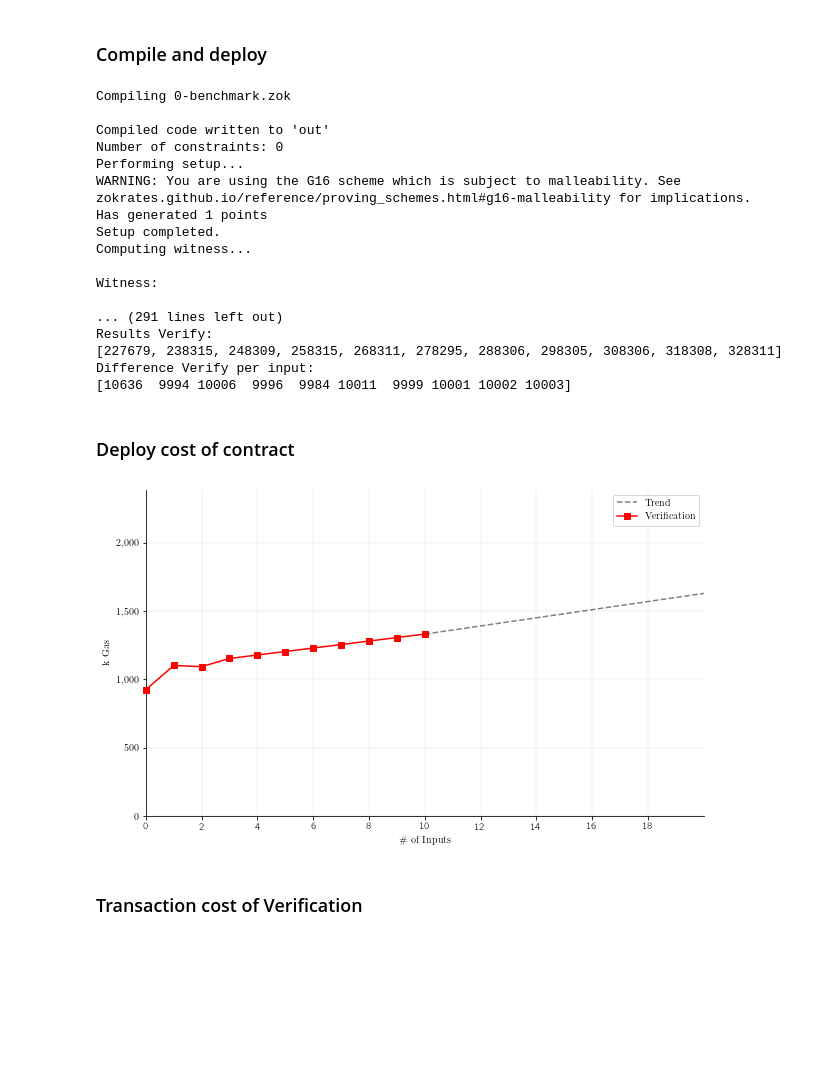
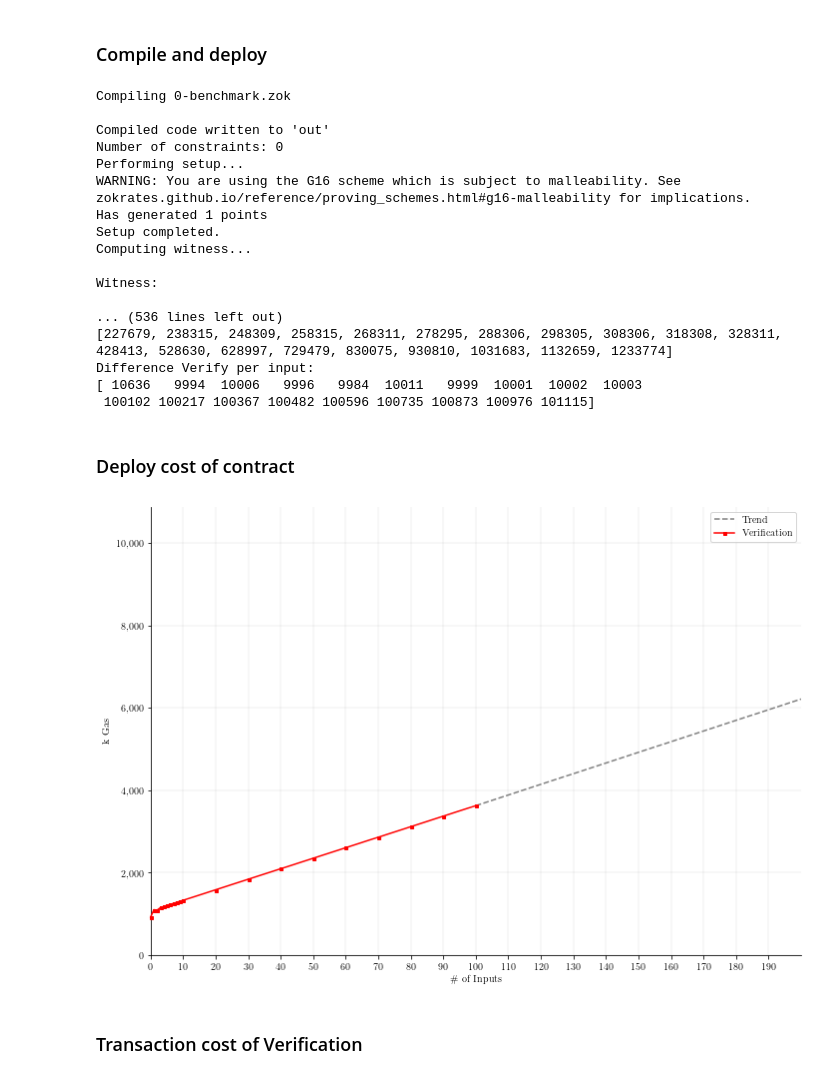
Before and after one commit to JacobEberhardt/ZoKratesBenchmarks, a Jupyter notebook: input_benchmark.ipynb, the cells around one changed output. Drawn from its saved outputs; the diff is of its cells as text; code cells hidden in the pictures; blank space fills up the shorter version.

```diff
--- a/input_benchmark.ipynb
+++ b/input_benchmark.ipynb
@@ -92,3 +91,9 @@ proving_scheme = "g16"
+# %%
+max_inputs = 100 # largest number of contract inputs
+step = 10 # increment in number of inputs between two experiments
+trend_factor = 2
+proving_scheme = "g16"
+target_dir = './target' # directory generated files are stored in
 # %% [markdown]
 ### Generate ZoKrates Benchmark files:
 # %%
@@ -102,7 +107,7 @@ def name_inputs(num, acc=""):
         return acc + chr(num + 96)
 
 # generates valid ZoKrates functions with given number of inputs
-def generate_function(input_num):
+def generate_function(input_num, directory):
     function_name = 'def main('
     function = "\n\t return "
     function_return = " -> ():"
@@ -117,17 +122,28 @@ def generate_function(input_num):
             else:
                 function_name += ('field ' + name_inputs(i) + ')')
 
-    write_files(function_name + function_return + function, input_num)
+    write_files(function_name + function_return + function, input_num, directory)
 
 # writes .zok files
-def write_files(content, input_num):
-    file = open(str(input_num) + "-benchmark.zok", "w")
+def write_files(content, input_num, directory):
+    file = open(directory + '/' + str(input_num) + "-benchmark.zok", "w")
     file.write(content)
     file.close()
 
-# Generates test .zok files based on max_input
-for i in range(0, max_inputs + 1):
-    generate_function(i)
+# writes .zok files
+def clean_dir(directory):
+    if os.path.exists(directory):
+        shutil.rmtree(directory)
+    os.makedirs(directory)
+
+# Cleans target directory
+clean_dir(target_dir)
+
+# Generates test .zok files based on max_input and step
+inputlist = list(chain([0],range(step, max_inputs + 1, step)))
+
+for i in inputlist:
+    generate_function(i,target_dir)
 print("Success! Files have been created")
 # %% [output]
 Success! Files have been created
@@ -196,7 +212,14 @@ def format_array(arr, res = [], idx = None):
             format_array(elem, res, len(res)-1)
     return res
 
-for i in range(0, max_inputs + 1):
+# set working directory to target_dir
+os.chdir(target_dir)
+
+# copy special verifier for 0 inputs to target_dir
+shutil.copyfile('../zero-input-verifier.sol', './zero-input-verifier.sol')
+
+# compile zokrates programs, generate witness, deploy verifiaction contract and call
+for i in iter(inputlist):
     params = '3 '* i
     file = str(i) + '-benchmark.zok'
     !zokrates compile -i {i}-benchmark.zok --light
@@ -226,6 +249,9 @@ print(results_verify)
 print("Difference Verify per input:")
 xd = np.array(results_verify)
 print(np.diff(xd))
+
+# reset working_dir
+os.chdir('./..')
 # %% [output]
 Compiling 0-benchmark.zok
 
@@ -239,11 +265,11 @@ Computing witness...
 
 Witness:
 
-... (291 lines left out)
-Results Verify:
-[227679, 238315, 248309, 258315, 268311, 278295, 288306, 298305, 308306, 318308, 328311]
+... (536 lines left out)
+[227679, 238315, 248309, 258315, 268311, 278295, 288306, 298305, 308306, 318308, 328311, 428413, 528630, 628997, 729479, 830075, 930810, 1031683, 1132659, 1233774]
 Difference Verify per input:
-[10636  9994 10006  9996  9984 10011  9999 10001 10002 10003]
+[ 10636   9994  10006   9996   9984  10011   9999  10001  10002  10003
+ 100102 100217 100367 100482 100596 100735 100873 100976 101115]
 # %%
 def calc_trend_slope(x1, y1, x2, y2):
     return ((((y2 - y1)/(x2 - x1)) * (trend_factor * max_inputs - x1)) + y1) / 1000
@@ -258,43 +284,43 @@ mpl.rc('text', usetex=True)
 mpl.rc('font',**{'family':'serif','sans-serif':['Computer Modern']})
 
 # calculate trendline slope
-y_trend = calc_trend_slope(2, results_deploy[2], max_inputs, results_deploy[max_inputs])
+y_trend = calc_trend_slope(2, results_deploy[2], max_inputs, results_deploy[-1])
 
 # plot
 fig, ax = plt.subplots()
-ax.plot([max_inputs, max_inputs * trend_factor], [results_deploy[max_inputs] / 1000, y_trend], '--', label="Trend", color="grey") # plot trend first, so it's behind main plot
-ax.plot(list(range(0, len(results_deploy))), [x / 1000 for x in results_deploy], '-rs', label="Verification", clip_on=False, zorder=100)
-ax.axis([0, max_inputs*trend_factor, 0, results_deploy[max_inputs]*1.1*y_trend/1000/1000])
+ax.plot([max_inputs, max_inputs * trend_factor], [results_deploy[-1] / 1000, y_trend], '--', label="Trend", color="grey") # plot trend first, so it's behind main plot
+ax.plot(inputlist, [x / 1000 for x in results_deploy], '-rs', label="Verification", clip_on=False, zorder=100, markersize=3)
+ax.axis([0, max_inputs*trend_factor, 0, results_deploy[-1]*3/1000])
 
 # set x axis ticks
-x_int = range(0, math.ceil(max_inputs*trend_factor),2) # calculate x axis values
+x_int = range(0, math.ceil(max_inputs*trend_factor),10) # calculate x axis values
 ax.set_xticks(x_int)
 
 # format y axis numbers
 ax.yaxis.set_major_formatter(mpl.ticker.StrMethodFormatter('{x:,.0f}'))
 
 # removing top and right borders
 ax.spines['top'].set_visible(False)
 ax.spines['right'].set_visible(False)
 
 # adds a title and axes labels
 # ax.set_title('Deployment Cost')
 ax.set_xlabel('\# of Inputs')
 ax.set_ylabel('k Gas')
 
 # adds major gridlines
 ax.grid(color='grey', linestyle='-', linewidth=0.25, alpha=0.5)
 
 # adds legend
 ax.legend()
 
 # set size
-fig.set_size_inches(10,6)
+fig.set_size_inches(11.69,8.27) # a4 landscape
 
 # save as pdf
 fig.savefig('exports/deploy.pdf', bbox_inches='tight')
 # %% [output]
-[figure, old version]
+[figure, new version]
 # %% [markdown]
 ### Transaction cost of Verification
 # %%
```
Also changed, not shown: parts of 4 cells of this notebook, 3 other files.
